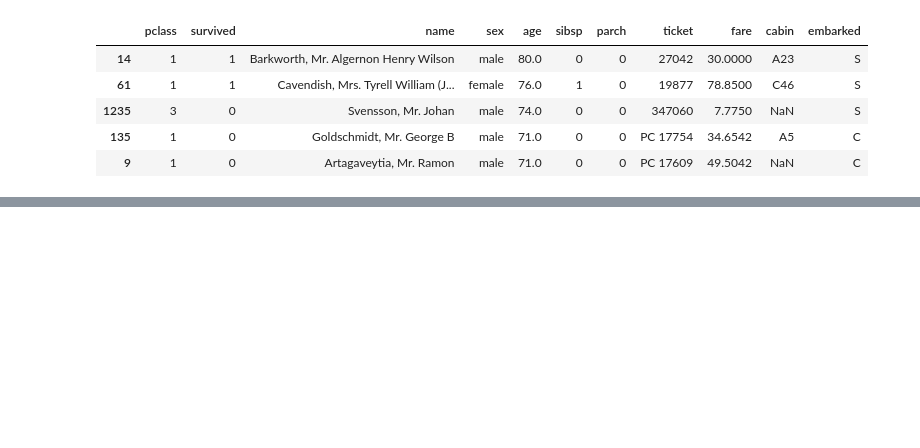
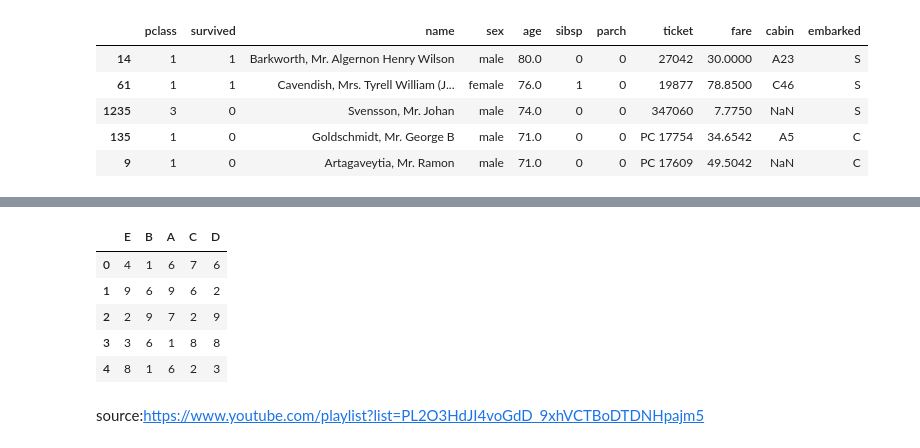
Before and after one commit to MarkvinsonAvatara/Pandas_learn, a Jupyter notebook: PythonPandasLearnWeek__11.ipynb, the cells around one changed output, grey strips where cells are left out. Cells and saved outputs as stored; diff of their text form; code cells hidden in the pictures; blank space fills up the shorter version.

```diff
--- a/PythonPandasLearnWeek__11.ipynb
+++ b/PythonPandasLearnWeek__11.ipynb
@@ -109,0 +240,13 @@ df.sort_values(['survived', 'age']).head()#mengurutkan dari survied yang paling
+# %%
+#contoh 2 (penataannya diterapkan di dalam variable df)
+df=df[['E','B','A','C','D']]
+df
+# %% [output]
+|  | E | B | A | C | D |
+| 0 | 4 | 1 | 6 | 7 | 6 |
+| 1 | 9 | 6 | 9 | 6 | 2 |
+| 2 | 2 | 9 | 7 | 2 | 9 |
+| 3 | 3 | 6 | 1 | 8 | 8 |
+| 4 | 8 | 1 | 6 | 2 | 3 |
+# %% [markdown]
+source:https://www.youtube.com/playlist?list=PL2O3HdJI4voGdD_9xhVCTBoDTDNHpajm5
```
Also changed, not shown: parts of 15 cells of this notebook.
